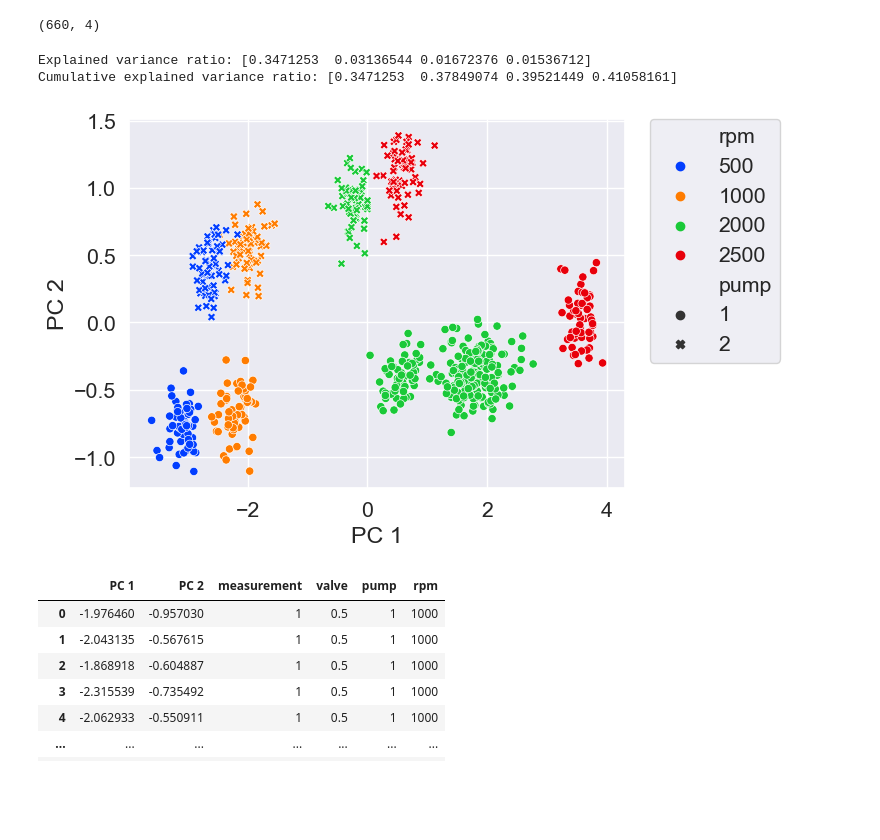
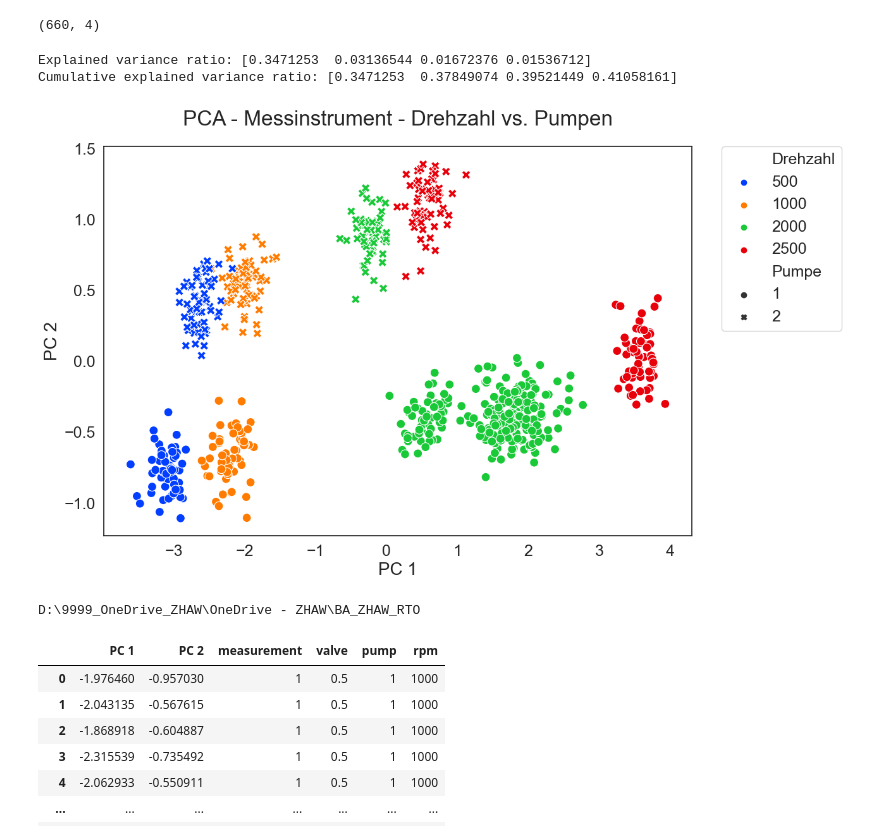
Before and after one commit to titananalyst/sound_anomaly, a Jupyter notebook: BA_analytics_AE.ipynb, the cells around one changed output. Cells and saved outputs as stored; diff of their text form; code cells hidden in the pictures; blank space fills up the shorter version.

```diff
--- a/BA_analytics_AE.ipynb
+++ b/BA_analytics_AE.ipynb
@@ -259,39 +268,63 @@ X = data_n2 - data_n2.mean(axis = 0)
 
 # pca with 512 dim
 pca = PCA(n_components = 4)
 
 # project the data on the new dimension
 projected = pca.fit_transform(X)
 
 df_projected_before_2 = pd.DataFrame(projected[:, :2], columns=['PC 1', 'PC 2'])
 
 df_projected_before_2['measurement'] = labels
 df_projected_before_2['valve'] = labels_valve
 df_projected_before_2['pump'] = labels_pump
 df_projected_before_2['rpm'] = labels_rpm
 
 # get explained variance ratio for each component
 variance_ratio = pca.explained_variance_ratio_
 
 # compute cumulative sum of explained variance
 cumulative_var_ratio = np.cumsum(variance_ratio)
 
 print(f"Explained variance ratio: {variance_ratio}")
 print(f"Cumulative explained variance ratio: {cumulative_var_ratio}")
 
 #plot - what can you observe from the plot?
 # plt.scatter(projected[:, 0], projected[:, 1], c=labels , edgecolor='none', alpha=0.5)
-sns.scatterplot(data=df_projected_before_2, x='PC 1', y='PC 2', hue='rpm' , style='pump', palette='bright')
+plt.figure(figsize=(12, 8))
+sns.set_style("white")
+sns.scatterplot(data=df_projected_before_2, x='PC 1', y='PC 2', hue='rpm' , style='pump', palette='bright', s=100)
 
-plt.legend(bbox_to_anchor=(1.05, 1), loc=2, borderaxespad=0.)
-plt.xlabel('PC 1')
-plt.ylabel('PC 2')
-# plt.colorbar()
+plt.title("PCA - Messinstrument - Drehzahl vs. Pumpen", fontsize=24, pad = 24)
+plt.legend(bbox_to_anchor=(1.05, 1), loc=2, borderaxespad=0., fontsize = 18)
+plt.xlabel('PC 1', fontsize = 20)
+plt.ylabel('PC 2', fontsize = 20)
+plt.tick_params(axis="both", labelsize=18)
+
+ax = plt.gca()
+handles, labels = ax.get_legend_handles_labels()
+
+# Replace 'pump' and 'rpm' in labels list with 'Pumpe' and 'Drehzahl' respectively
+for i, label in enumerate(labels):
+    if label == 'pump':
+        labels[i] = 'Pumpe'
+    elif label == 'rpm':
+        labels[i] = 'Drehzahl'
+
+# Remove the old legend, and then create a new one with the new labels
+ax.legend_.remove()
+plt.legend(handles, labels, bbox_to_anchor=(1.05, 1), loc=2, borderaxespad=0., fontsize = 18)
+
+plt.savefig("./img/pca_measurement/pca_measurement_rpm_pump_before_AE.pdf", dpi=300, bbox_inches="tight")
 plt.show()
 # %% [output]
 Explained variance ratio: [0.3471253  0.03136544 0.01672376 0.01536712]
 Cumulative explained variance ratio: [0.3471253  0.37849074 0.39521449 0.41058161]
-[figure, old version]
+[figure, new version]
+# %%
+import os
+print(os.getcwd())
+# %% [output]
+D:\9999_OneDrive_ZHAW\OneDrive - ZHAW\BA_ZHAW_RTO
 # %%
 df_projected_before_2
 
```
Also changed, not shown: parts of 14 cells of this notebook, 10 other files.
